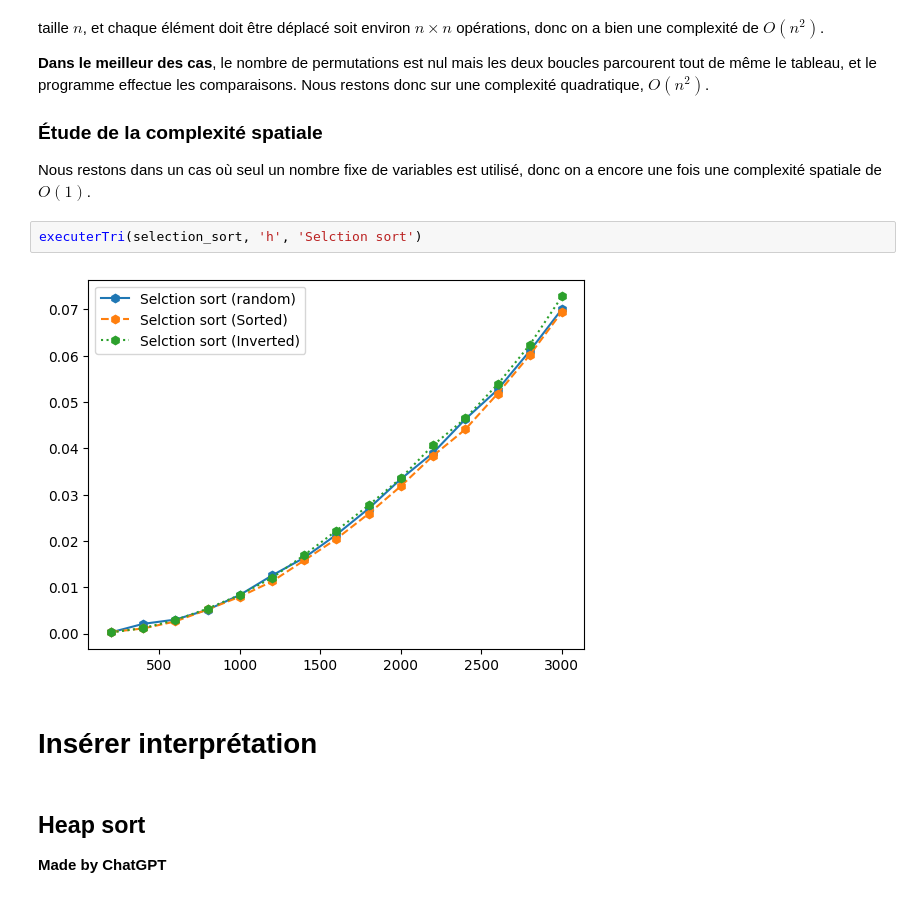
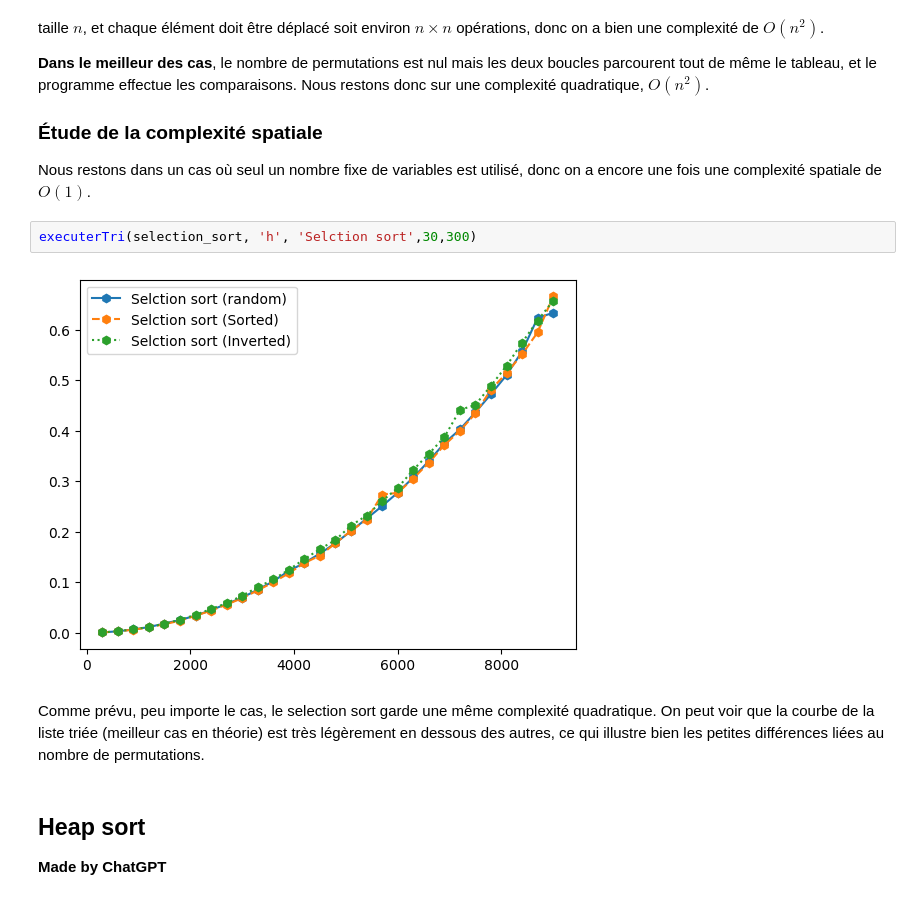
Before and after one commit to zshelali/projet-it4-complexity, a Jupyter notebook: TP - 2023 - Time Complexity sorting algorithms.ipynb, the cells around one changed output. Drawn from its saved outputs; the diff is of its cells as text.

```diff
--- a/TP - 2023 - Time Complexity sorting algorithms.ipynb
+++ b/TP - 2023 - Time Complexity sorting algorithms.ipynb
@@ -474,11 +475,12 @@ $$
 
 Nous restons dans un cas où seul un nombre fixe de variables est utilisé, donc on a encore une fois une complexité spatiale de $O(1)$.
 # %%
-executerTri(selection_sort, 'h', 'Selction sort')
+executerTri(selection_sort, 'h', 'Selction sort',30,300)
 # %% [output]
-[figure, old version]
+[figure, new version]
 # %% [markdown]
-# Insérer interprétation
+Comme prévu, peu importe le cas, le selection sort garde une même complexité quadratique.
+On peut voir que la courbe de la liste triée (meilleur cas en théorie) est très légèrement en dessous des autres, ce qui illustre bien les petites différences liées au nombre de permutations.
 # %% [markdown]
 ## Heap sort
 **Made by ChatGPT**
```
Also changed, not shown: parts of 12 cells of this notebook.
